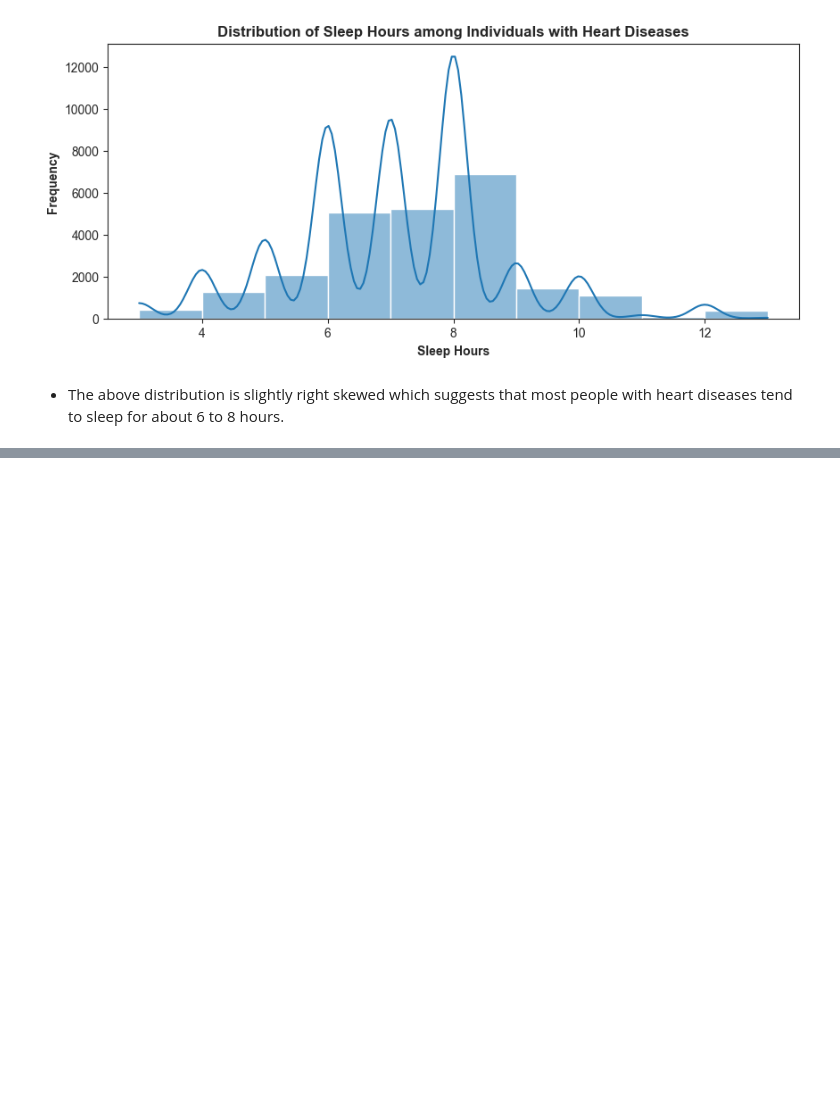
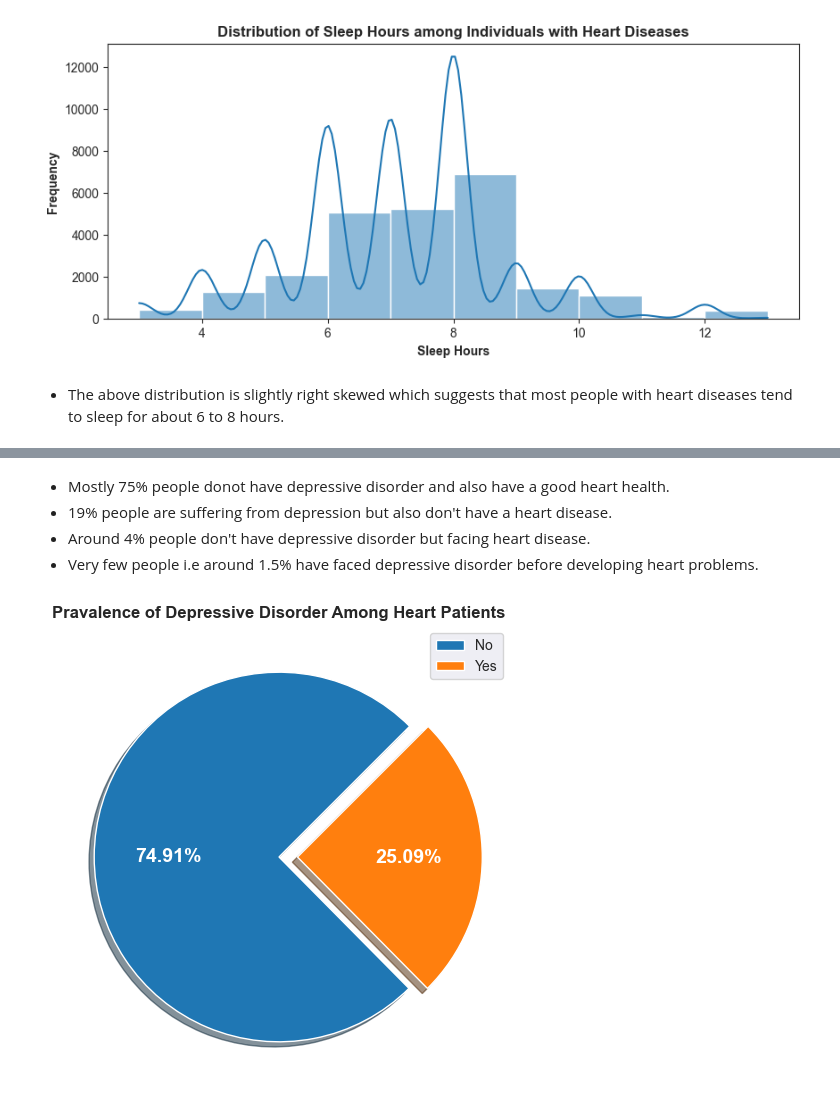
Before and after one commit to ali-bin-kashif/heart-disease-healthcare-data-analysis, a Jupyter notebook: heart_indicator_data_analysis.ipynb, the cells around one changed output, grey strips where cells are left out. Saved outputs shown, nothing was run; the diff lists cells and outputs as text; code cells hidden in the pictures; blank space fills up the shorter version.

```diff
--- a/heart_indicator_data_analysis.ipynb
+++ b/heart_indicator_data_analysis.ipynb
@@ -1312,0 +1354,17 @@ plt.show()
+# %% [markdown]
+- Mostly 75% people donot have depressive disorder and also have a good heart health.
+- 19% people are suffering from depression but also don't have a heart disease.
+- Around 4% people don't have depressive disorder but facing heart disease.
+- Very few people i.e around 1.5% have faced depressive disorder before developing heart problems.
+# %%
+depress_heart_patient = mental_health_cols[mental_health_cols['HadHeartAttack'] == 'Yes'].value_counts('HadDepressiveDisorder', normalize=True)
+
+# Plotting pie chart which shows share of heart patients with and without depressive disorder
+set_size_style(6,6)
+ax = depress_heart_patient.plot.pie(labels=depress_heart_patient.index, autopct='%.2f%%', explode=[0,0.1], startangle=45, shadow=True, textprops = {'color' : 'white', 'fontweight' : 'bold', 'size': 14})
+ax.set_title('Pravalence of Depressive Disorder Among Heart Patients', fontweight='bold')
+ax.set_ylabel(None)
+plt.legend()
+plt.show()
+# %% [output]
+[figure, added]
```
Also changed, not shown: parts of 29 cells of this notebook.
